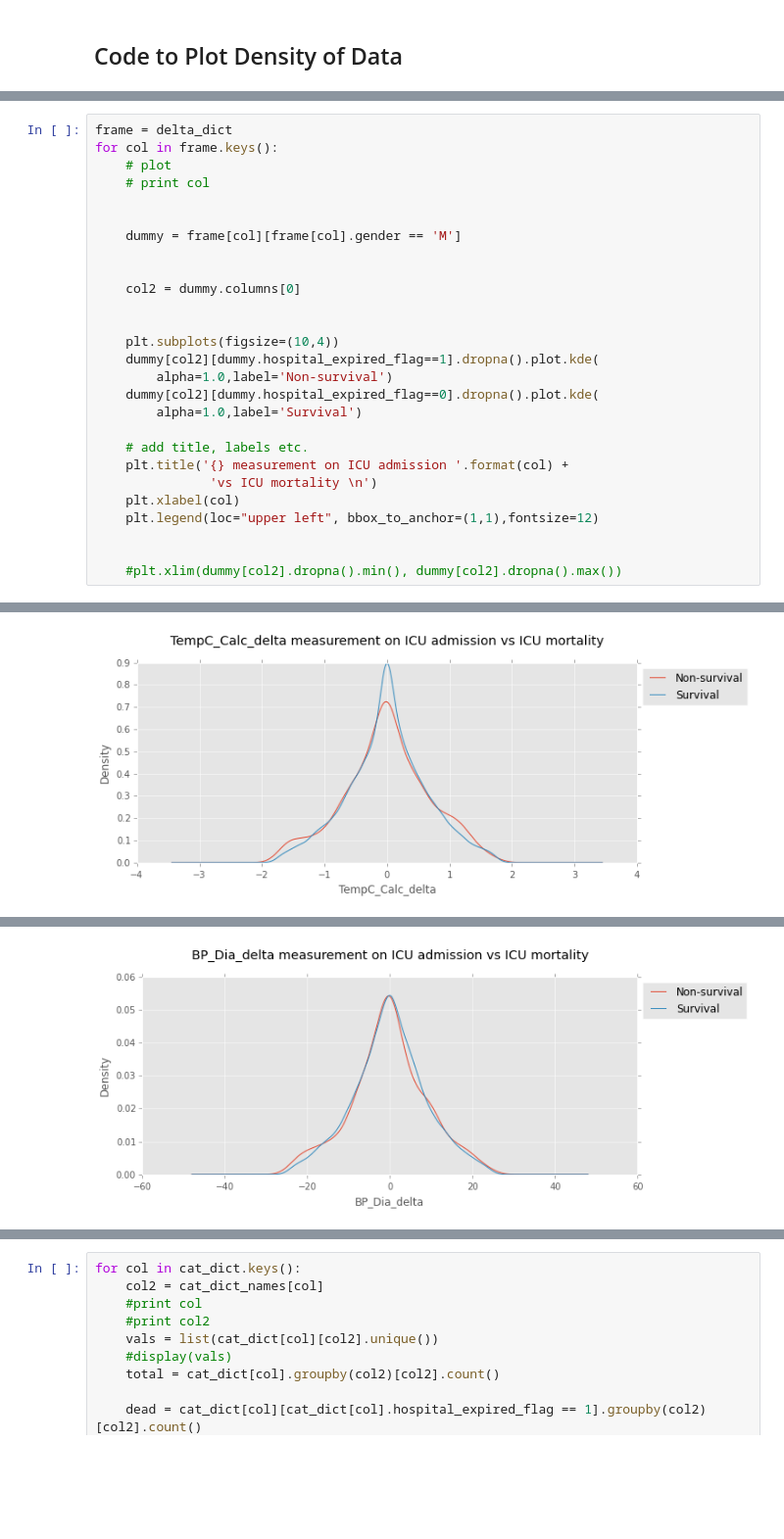
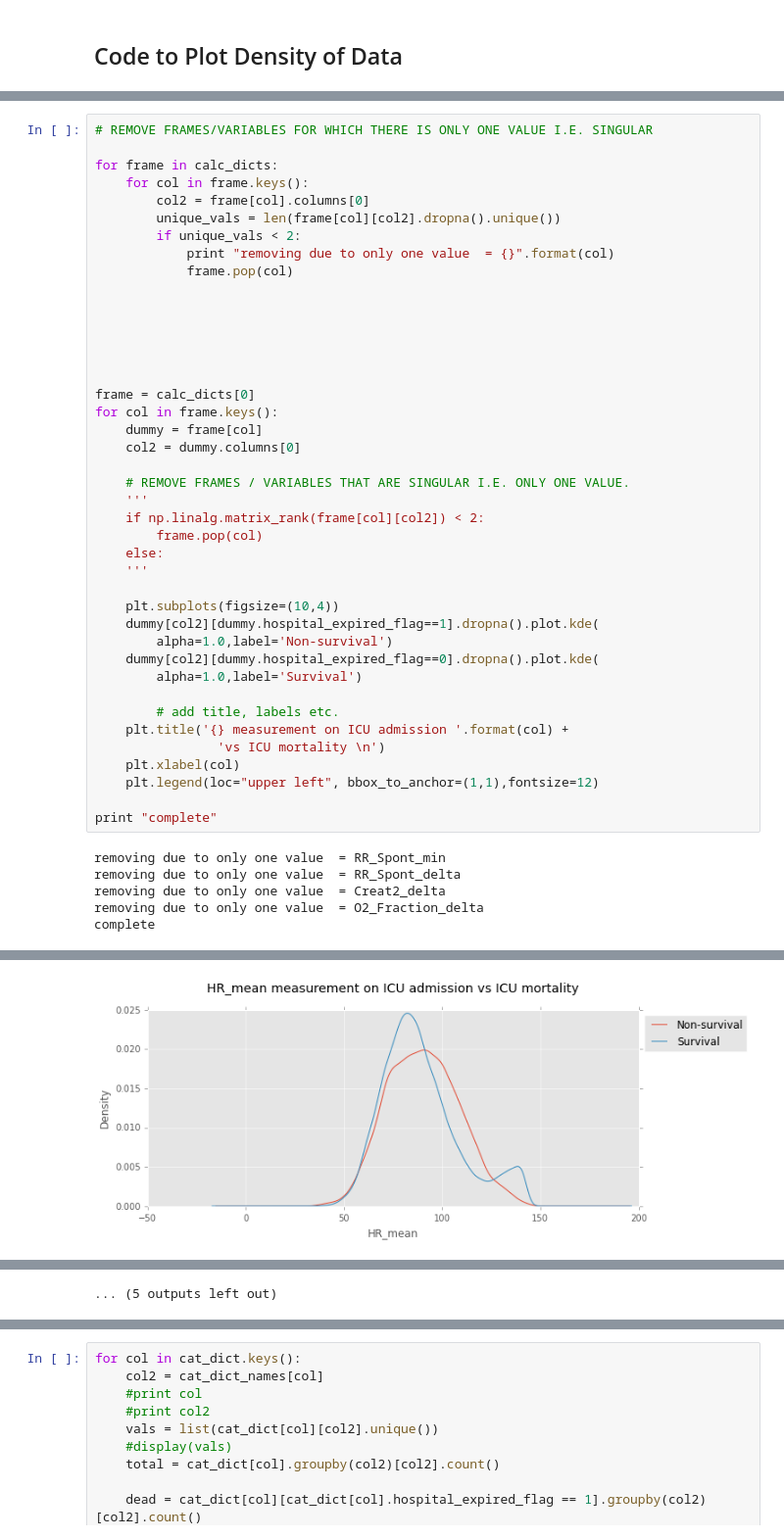
Before and after one commit to RJBeetel3/mimic3_analysis, a Jupyter notebook: CHARTEVENTS_FIRST24.ipynb, the cells around one changed output, grey strips where cells are left out. Shown at 98% size. Saved outputs shown, nothing was run; the diff lists cells and outputs as text; blank space fills up the shorter version.

```diff
--- a/CHARTEVENTS_FIRST24.ipynb
+++ b/CHARTEVENTS_FIRST24.ipynb
@@ -636,15 +464,30 @@ delta_dict.pop(col)
 # %%
-frame = delta_dict
-for col in frame.keys():
-    # plot
-    # print col
+# REMOVE FRAMES/VARIABLES FOR WHICH THERE IS ONLY ONE VALUE I.E. SINGULAR
+
+for frame in calc_dicts:
+    for col in frame.keys():
+        col2 = frame[col].columns[0]
+        unique_vals = len(frame[col][col2].dropna().unique())
+        if unique_vals < 2:
+            print "removing due to only one value  = {}".format(col)
+            frame.pop(col)
 
 
-    dummy = frame[col][frame[col].gender == 'M']
 
 
+
+
+frame = calc_dicts[0]
+for col in frame.keys():
+    dummy = frame[col]
     col2 = dummy.columns[0]
 
+    # REMOVE FRAMES / VARIABLES THAT ARE SINGULAR I.E. ONLY ONE VALUE.
+    '''
+    if np.linalg.matrix_rank(frame[col][col2]) < 2:
+        frame.pop(col)
+    else:
+    '''
 
     plt.subplots(figsize=(10,4))
     dummy[col2][dummy.hospital_expired_flag==1].dropna().plot.kde(
@@ -652,12 +495,16 @@ for col in frame.keys():
     dummy[col2][dummy.hospital_expired_flag==0].dropna().plot.kde(
         alpha=1.0,label='Survival')
 
-    # add title, labels etc.
+        # add title, labels etc.
     plt.title('{} measurement on ICU admission '.format(col) +
-               'vs ICU mortality \n')
+                'vs ICU mortality \n')
     plt.xlabel(col)
     plt.legend(loc="upper left", bbox_to_anchor=(1,1),fontsize=12)
 
-
-    #plt.xlim(dummy[col2].dropna().min(), dummy[col2].dropna().max())
+print "complete"
 # %% [output]
+removing due to only one value  = RR_Spont_min
+removing due to only one value  = RR_Spont_delta
+removing due to only one value  = Creat2_delta
+removing due to only one value  = O2_Fraction_delta
+complete
@@ -670 +517 @@ for col in frame.keys():
-[figure, old version]
+[figure, new version]
@@ -675 +521,0 @@ for col in frame.keys():
-[figure, removed]
@@ -676,0 +522 @@ for col in frame.keys():
+... (5 outputs left out)
```
Also changed, not shown: parts of 44 cells of this notebook.
